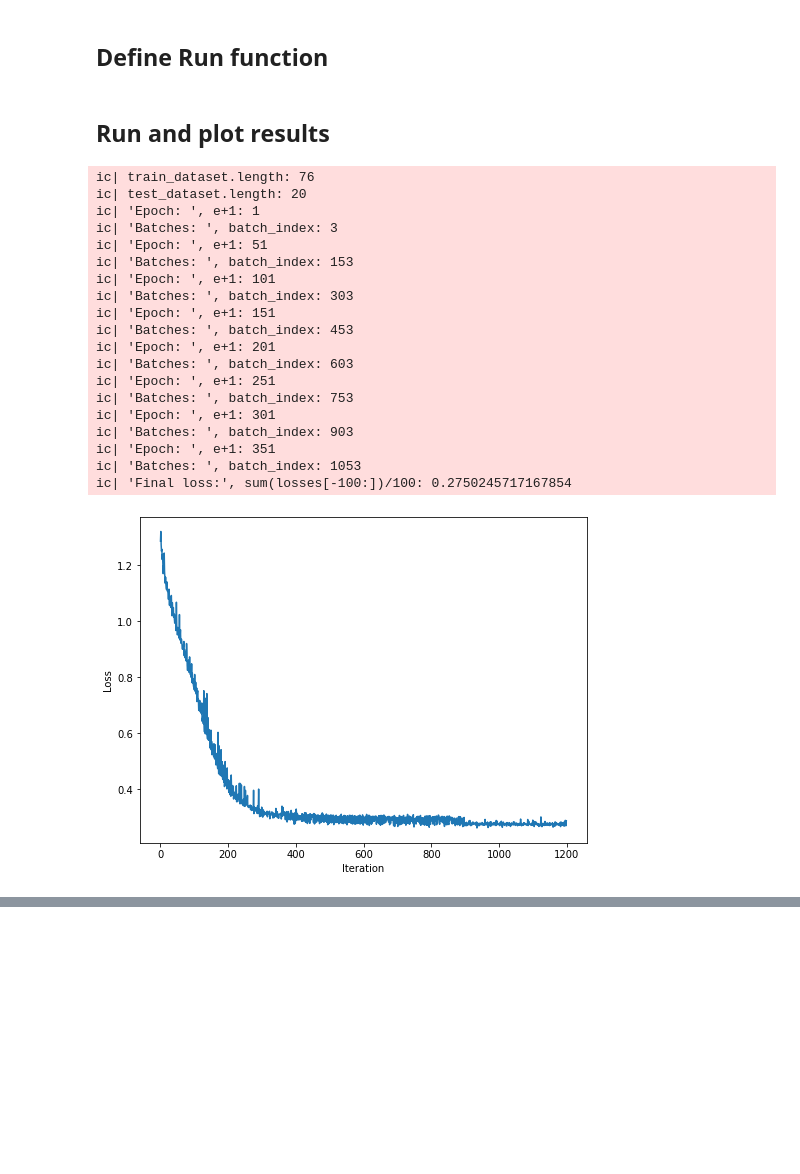
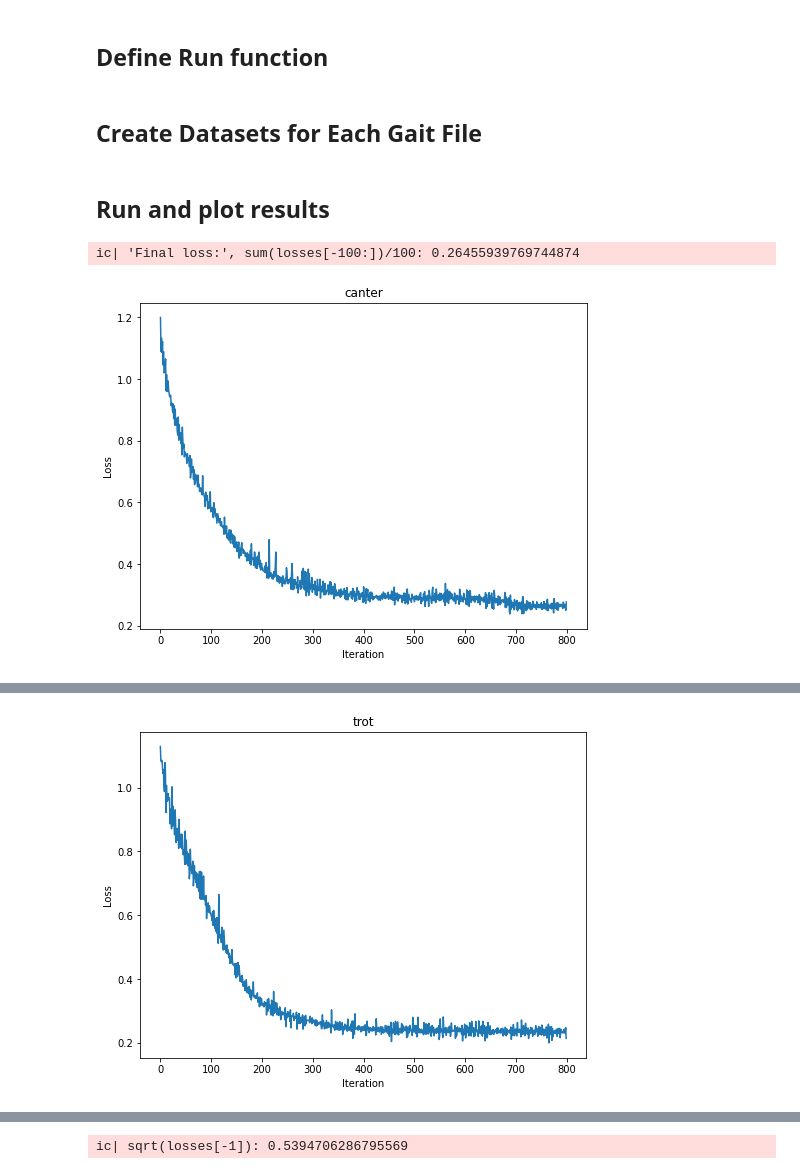
Before and after one commit to anthonyjclark/gaitpt, a Jupyter notebook: gait_model.ipynb, the cells around one changed output, grey strips where cells are left out. Cells and saved outputs as stored; diff of their text form; code cells hidden in the pictures; blank space fills up the shorter version.

```diff
--- a/gait_model.ipynb
+++ b/gait_model.ipynb
@@ -89,10 +90,6 @@ def create_datasets(csv_path: str, train_perc: float = 0.8):
     test_y = y_data[last_train_idx:]
 
     return AngleDataset(x=train_x, y=train_y), AngleDataset(x=test_x, y=test_y)
-
-train_dataset, test_dataset = create_datasets('./walk_angles.csv')
-
-train_dataset.x_data.shape
 # %% [output]
 torch.Size([76, 33])
 # %% [markdown]
@@ -134,8 +131,9 @@ def train(model, loader, optimizer, loss_fn, epochs=5):
             batch_index += 1
 
         if e % 50 == 0:
-          ic("Epoch: ", e+1)
-          ic("Batches: ", batch_index)
+            pass
+        #   ic("Epoch: ", e+1)
+        #   ic("Batches: ", batch_index)
 
     return losses
 # %% [markdown]
@@ -297,37 +238,34 @@ def run(train_dataset, test_dataset, epochs=4, layer_sizes=[33, 31, 30, 28]):
     y_predict = test(model=pytorch_model, loader=data_loader_test)
 
     return loss, y_predict, pytorch_model
+# %% [markdown]
+## Create Datasets for Each Gait File
+# %%
+angles_path_windows = ".\\angle_files\\*.csv"
+angles_path_mac = "./angle_files/*.csv"
+
+names_and_ds = []
+
+for file in glob.glob(angles_path_windows):
+
+    name = file.split("\\")[2].split("_")[0]
+    train_ds, test_ds = create_datasets(file)
+    names_and_ds.append((name, train_ds, test_ds))
 # %% [markdown]
 ## Run and plot results
 # %%
 
-ic(train_dataset.length)
-ic(test_dataset.length)
 
-losses, y_predict, model_to_save = run(train_dataset=train_dataset, test_dataset=test_dataset, epochs=400)
-torch.save(model_to_save, 'model.pt')
+for name, train_ds, test_ds in names_and_ds:
 
-ic("Final loss:", sum(losses[-100:])/100)
-plot_loss(losses, 'walk')
-ic(sqrt(losses[-1]))
+    train_ds.x_data.shape
+
+    losses, y_predict, model_to_save = run(train_dataset=train_ds, test_dataset=test_ds, epochs=400)
+    torch.save(model_to_save, f'./trained_models/{name}_model.pt')
+
+    ic("Final loss:", sum(losses[-100:])/100)
+    plot_loss(losses, name)
+    ic(sqrt(losses[-1]))
 # %% [output]
-ic| train_dataset.length: 76
-ic| test_dataset.length: 20
-ic| 'Epoch: ', e+1: 1
-ic| 'Batches: ', batch_index: 3
-ic| 'Epoch: ', e+1: 51
-ic| 'Batches: ', batch_index: 153
-ic| 'Epoch: ', e+1: 101
-ic| 'Batches: ', batch_index: 303
-ic| 'Epoch: ', e+1: 151
-ic| 'Batches: ', batch_index: 453
-ic| 'Epoch: ', e+1: 201
-ic| 'Batches: ', batch_index: 603
-ic| 'Epoch: ', e+1: 251
-ic| 'Batches: ', batch_index: 753
-ic| 'Epoch: ', e+1: 301
-ic| 'Batches: ', batch_index: 903
-ic| 'Epoch: ', e+1: 351
-ic| 'Batches: ', batch_index: 1053
-ic| 'Final loss:', sum(losses[-100:])/100: 0.2750245717167854
+ic| 'Final loss:', sum(losses[-100:])/100: 0.26455939769744874
-[figure, old version]
+[figure, new version]
@@ -334,0 +274 @@ ic| sqrt(losses[-1]): 0.5358247410345869
+[figure, added]
@@ -335,3 +278,4 @@ ic| sqrt(losses[-1]): 0.5358247410345869
+ic| sqrt(losses[-1]): 0.5394706286795569
 # %%
 losses
 # %% [output]
```
Also changed, not shown: parts of 4 cells of this notebook, 13 other files.
